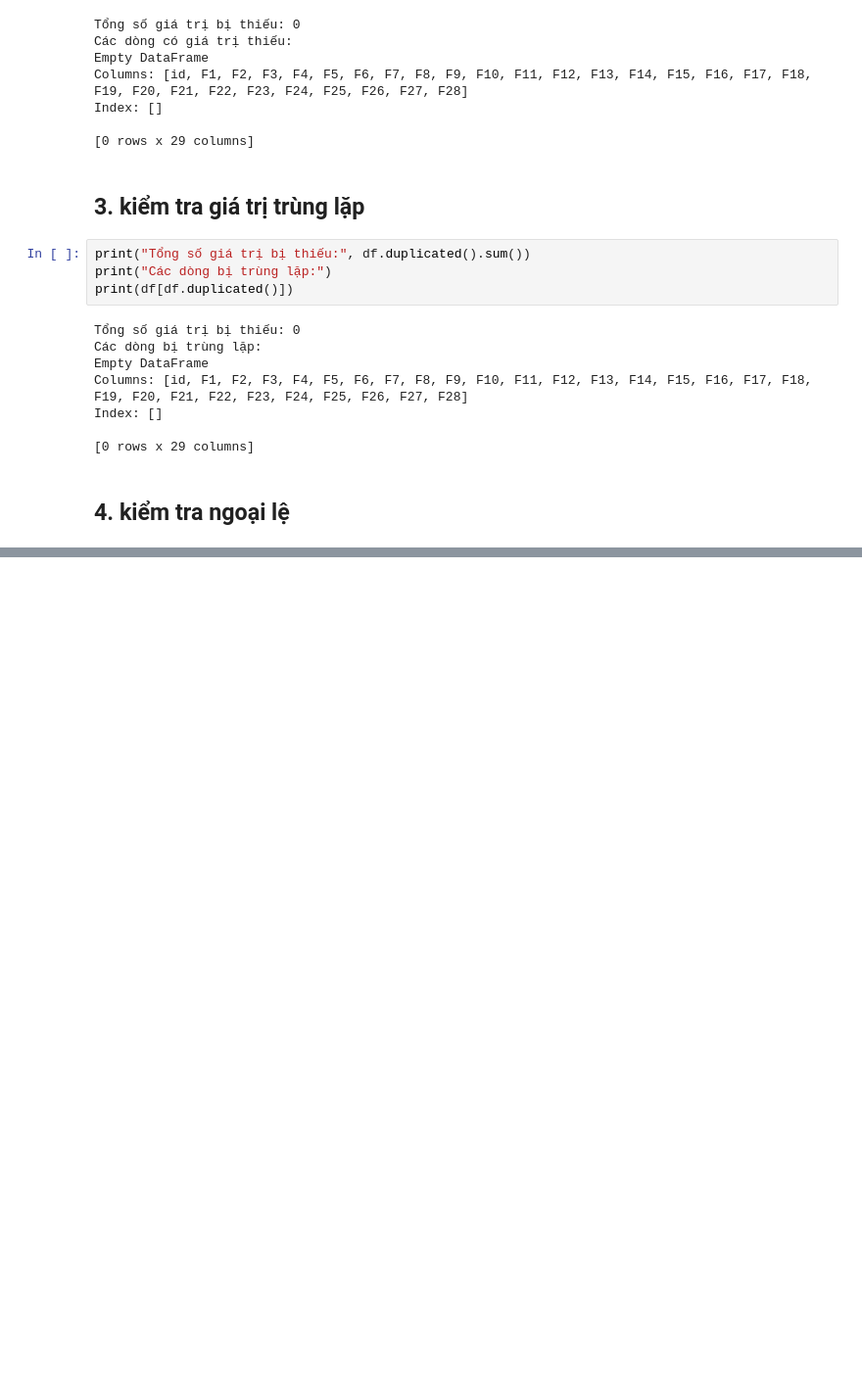
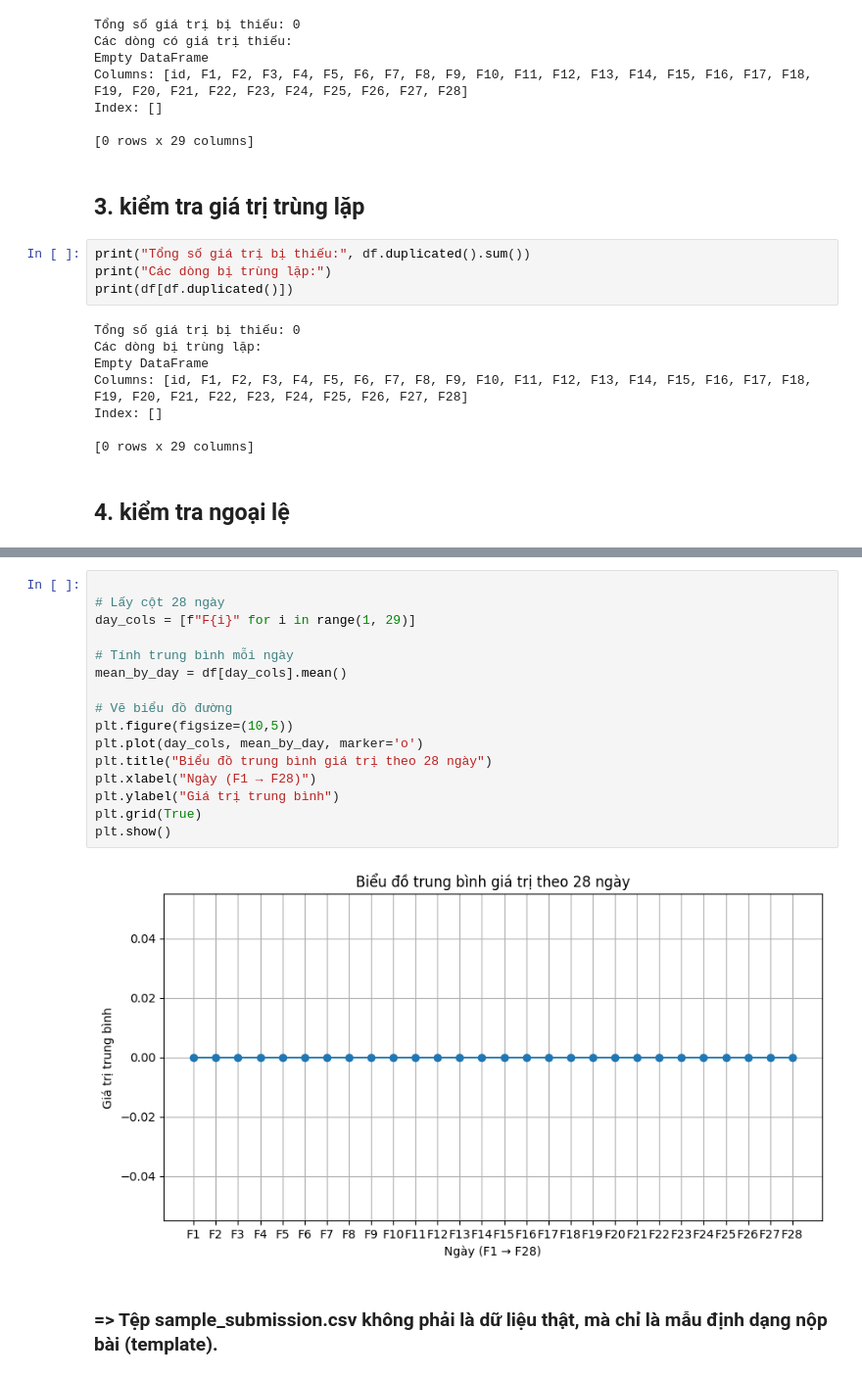
Before and after one commit to NguyenVanTien204/Temporal_Fusion_Transformers, a Jupyter notebook: notebook/03_EDA.ipynb, the cells around one changed output, grey strips where cells are left out. Shown: that part at 98% size. Cells and saved outputs as stored; diff of their text form; blank space fills up the shorter version.

```diff
--- a/notebook/03_EDA.ipynb
+++ b/notebook/03_EDA.ipynb
@@ -121,0 +157,20 @@ Index: []
+# %%
+
+# Lấy cột 28 ngày
+day_cols = [f"F{i}" for i in range(1, 29)]
+
+# Tính trung bình mỗi ngày
+mean_by_day = df[day_cols].mean()
+
+# Vẽ biểu đồ đường
+plt.figure(figsize=(10,5))
+plt.plot(day_cols, mean_by_day, marker='o')
+plt.title("Biểu đồ trung bình giá trị theo 28 ngày")
+plt.xlabel("Ngày (F1 → F28)")
+plt.ylabel("Giá trị trung bình")
+plt.grid(True)
+plt.show()
+# %% [output]
+[figure, added]
+# %% [markdown]
+### => Tệp sample_submission.csv không phải là dữ liệu thật, mà chỉ là mẫu định dạng nộp bài (template).
```
Also changed, not shown: parts of 3 cells of this notebook, 1 other file.
